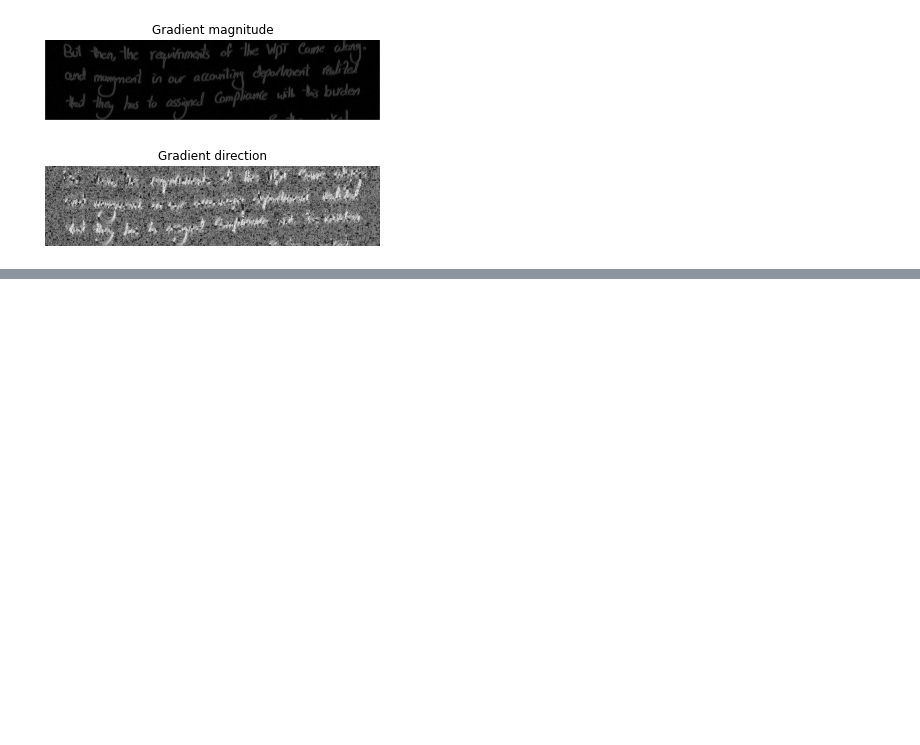
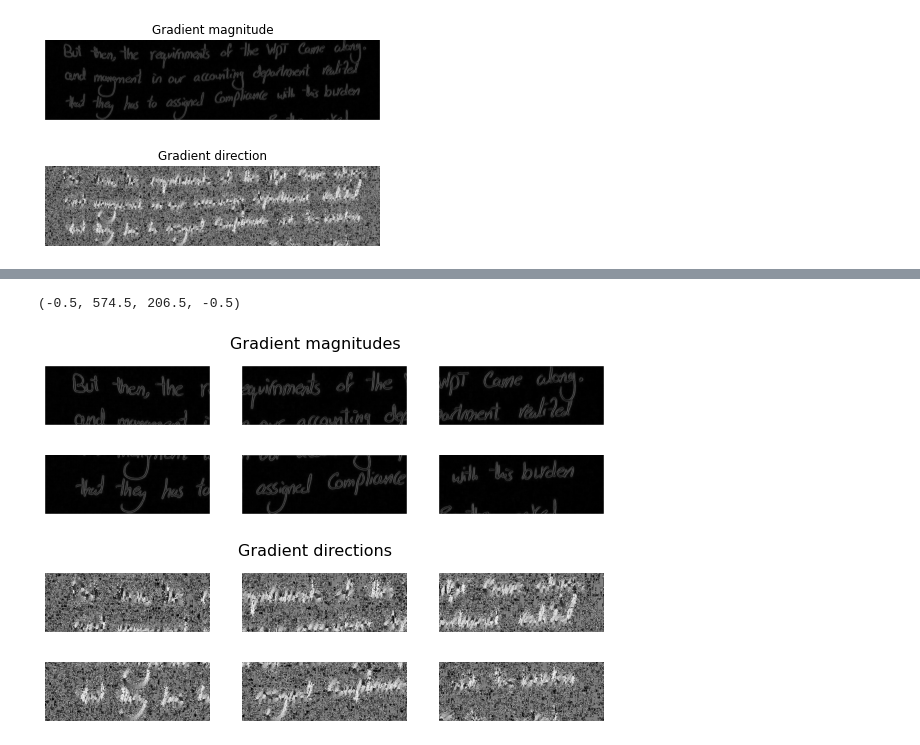
Before and after one commit to Omar-ahmed314/S-he-detector, a Jupyter notebook: HOG.ipynb, the cells around one changed output, grey strips where cells are left out. Cells and saved outputs as stored; diff of their text form; code cells hidden in the pictures; blank space fills up the shorter version.

```diff
--- a/HOG.ipynb
+++ b/HOG.ipynb
@@ -85,0 +138,65 @@ def divide_line_to_regions(line_img):
+# %%
+
+line_img = np.array(color.rgb2gray(io.imread("F1/F1-10.jpg")))
+region1,region2,region3,region4,region5,region6= divide_line_to_regions(line_img)
+
+# ---------------------- Computing gradient for each region ----------------------
+
+region1_gradient_magnitude,region1_gradient_direction=gradient_info(region1)
+region2_gradient_magnitude,region2_gradient_direction=gradient_info(region2)
+region3_gradient_magnitude,region3_gradient_direction=gradient_info(region3)
+region4_gradient_magnitude,region4_gradient_direction=gradient_info(region4)
+region5_gradient_magnitude,region5_gradient_direction=gradient_info(region5)
+region6_gradient_magnitude,region6_gradient_direction=gradient_info(region6)
+
+
+#---------------------- Plot gradient magnitude for each region -----------------
+
+fig, axs = plt.subplots(2, 3, figsize=[10, 3])
+fig.suptitle('Gradient magnitudes', fontsize=16)
+
+axs[0, 0].imshow(region1_gradient_magnitude, cmap="gray")
+axs[0, 0].axis('off')
+
+axs[0, 1].imshow(region2_gradient_magnitude, cmap="gray")
+axs[0, 1].axis('off')
+
+axs[0, 2].imshow(region3_gradient_magnitude, cmap="gray")
+axs[0, 2].axis('off')
+
+axs[1, 0].imshow(region4_gradient_magnitude, cmap="gray")
+axs[1, 0].axis('off')
+
+axs[1, 1].imshow(region5_gradient_magnitude, cmap="gray")
+axs[1, 1].axis('off')
+
+axs[1, 2].imshow(region6_gradient_magnitude, cmap="gray")
+axs[1, 2].axis('off')
+
+
+#---------------------- Plot gradient direction for each region -----------------
+
+fig, axs = plt.subplots(2, 3, figsize=[10, 3])
+fig.suptitle('Gradient directions', fontsize=16)
+
+axs[0, 0].imshow(region1_gradient_direction, cmap="gray")
+axs[0, 0].axis('off')
+
+axs[0, 1].imshow(region2_gradient_direction, cmap="gray")
+axs[0, 1].axis('off')
+
+axs[0, 2].imshow(region3_gradient_direction, cmap="gray")
+axs[0, 2].axis('off')
+
+axs[1, 0].imshow(region4_gradient_direction, cmap="gray")
+axs[1, 0].axis('off')
+
+axs[1, 1].imshow(region5_gradient_direction, cmap="gray")
+axs[1, 1].axis('off')
+
+axs[1, 2].imshow(region6_gradient_direction, cmap="gray")
+axs[1, 2].axis('off')
+# %% [output]
+(-0.5, 574.5, 206.5, -0.5)
+[figure, added]
+[figure, added]
```
Also changed, not shown: parts of 3 cells of this notebook.
